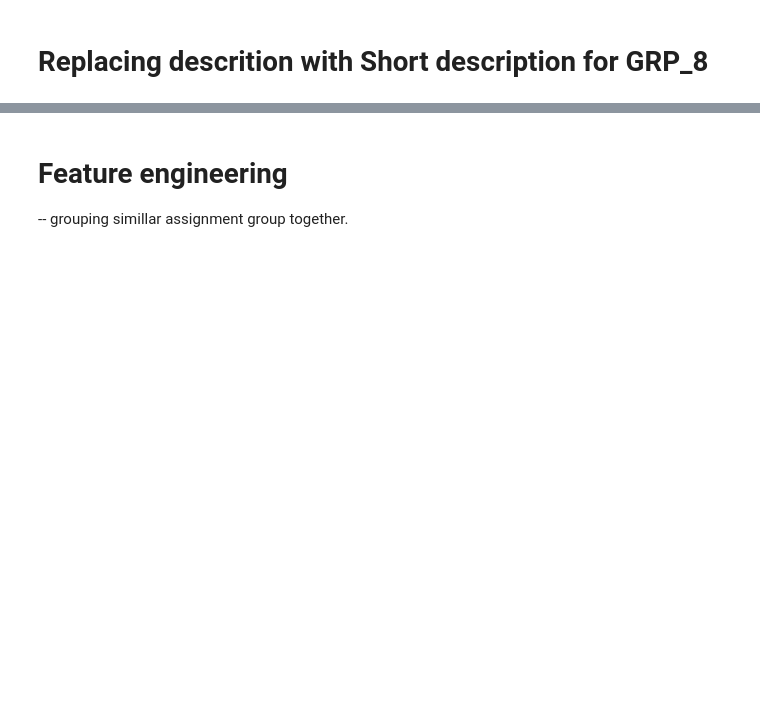
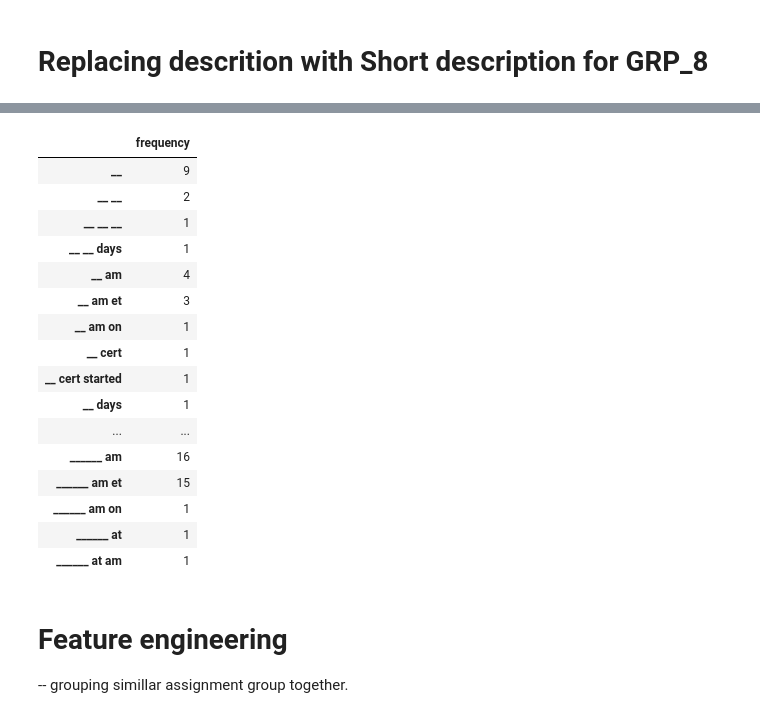
Before and after one commit to prasadpn/Ticket-Assignment, a Jupyter notebook: AutomaticTicketAssignment.ipynb, the cells around one changed output, grey strips where cells are left out. Saved outputs shown, nothing was run; the diff lists cells and outputs as text; code cells hidden in the pictures; blank space fills up the shorter version.

```diff
--- a/AutomaticTicketAssignment.ipynb
+++ b/AutomaticTicketAssignment.ipynb
@@ -645,3 +766,0 @@ match_text3
-# %%
-for text in match_text3:
-  text3 = text3.replace(text, "")
@@ -723,4 +766,0 @@ match_hello_trial
-# %%
-text = '''i had to reset my password again and i've lost my option for setting up a skype meeting again.  can you please help me?  i can't recall how you were able to bring it back the last time.'''
-
-contractions.fix(text)
@@ -755,8 +820,12 @@ Analyzing Ngram
 # %%
 def replace_pathPattern(text):
-  text=text.replace('at: // ::','at PATH')
-  text=text.replace('at // ::','at PATH')
+  text=text.replace('at: // ::','at Time')
+  text=text.replace('at // ::','at Time')
   return text
 
 ata_data['desc_analysis']=ata_data['desc_analysis'].apply(replace_pathPattern)
+# %%
+# Replacing short decription pattren
+
+ata_data['short_desc_analysis']=ata_data['short_desc_analysis'].apply(replace_pathPattern)
 # %%
@@ -779,3 +901,27 @@ ata_data[ata_data['Assignment group'] =='GRP_9'].head()
+# %%
+from sklearn.feature_extraction.text import CountVectorizer
+word_vectorizer = CountVectorizer(ngram_range=(1,3), analyzer='word')
+sparse_matrix = word_vectorizer.fit_transform(ata_data['desc_analysis'])
+frequencies = sum(sparse_matrix).toarray()[0]
+pd.DataFrame(frequencies, index=word_vectorizer.get_feature_names(), columns=['frequency'])[0:50]
+# %% [output]
+|  | frequency |
+| __ | 9 |
+| __ __ | 2 |
+| __ __ __ | 1 |
+| __ __ days | 1 |
+| __ am | 4 |
+| __ am et | 3 |
+| __ am on | 1 |
+| __ cert | 1 |
+| __ cert started | 1 |
+| __ days | 1 |
+| ... | ... |
+| ______ am | 16 |
+| ______ am et | 15 |
+| ______ am on | 1 |
+| ______ at | 1 |
+| ______ at am | 1 |
 # %% [markdown]
 # Feature engineering
 -- grouping simillar assignment group together.
```
Also changed, not shown: parts of 93 cells of this notebook, 2 other files.
